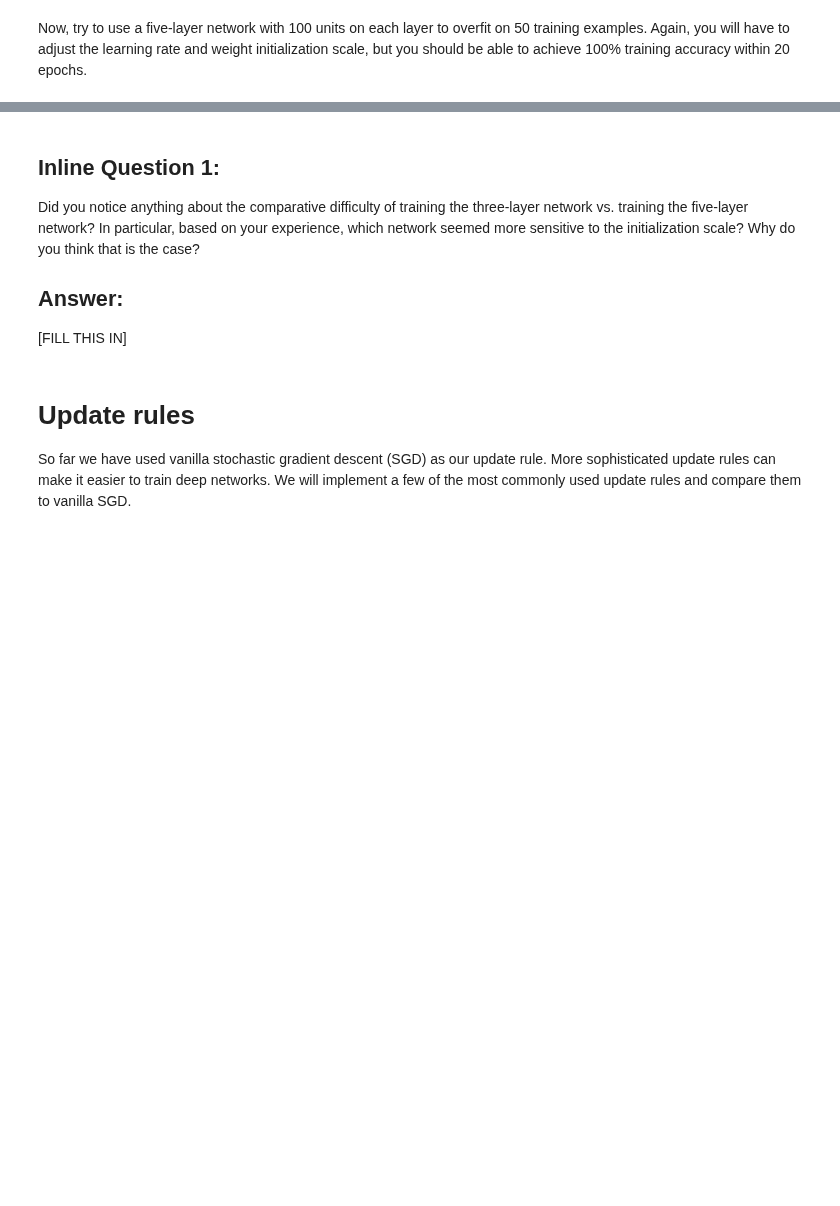
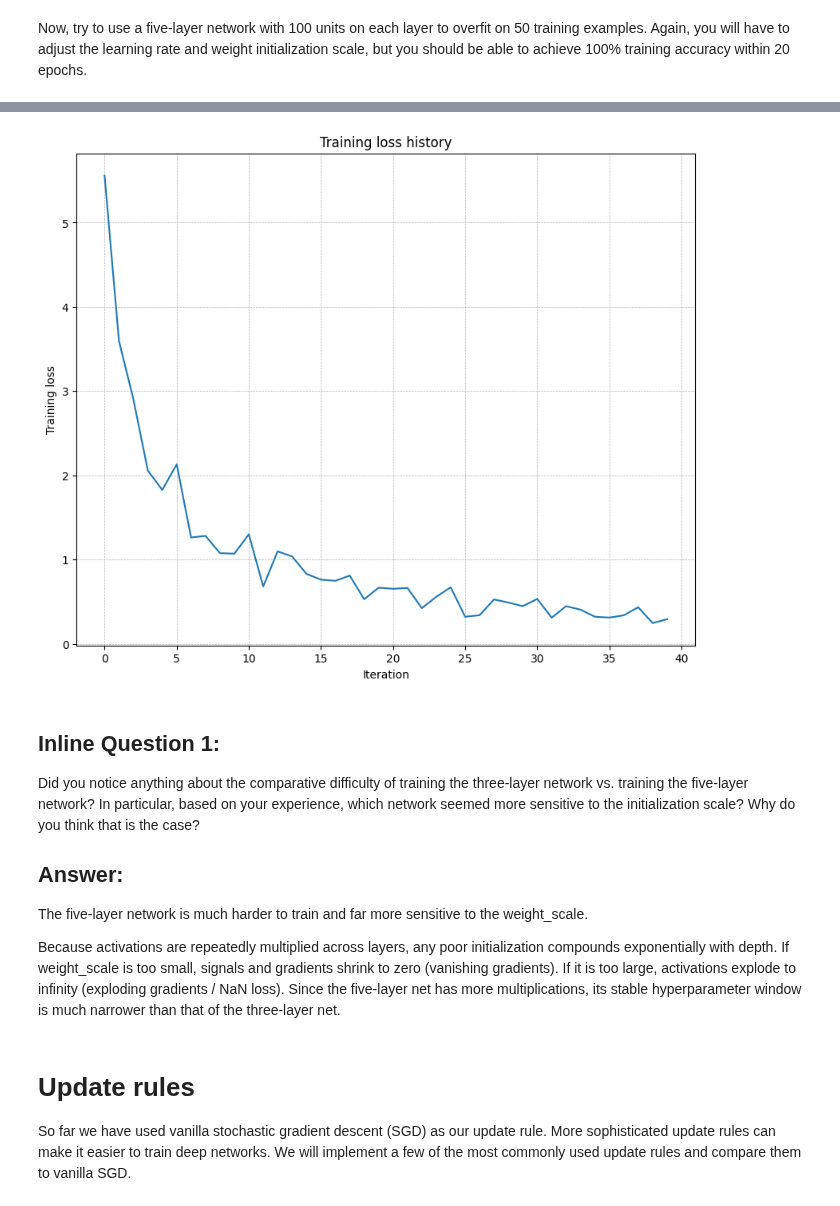
Before and after one commit to khanhduy-14/computer-vision-playground, a Jupyter notebook: cs231n/assignment1/FullyConnectedNets.ipynb, the cells around one changed output, grey strips where cells are left out. Cells and saved outputs as stored; diff of their text form; code cells hidden in the pictures; blank space fills up the shorter version.

Commit message:
feat: implement multi-layer fully connected network and various optimization algorithms

```diff
--- a/cs231n/assignment1/FullyConnectedNets.ipynb
+++ b/cs231n/assignment1/FullyConnectedNets.ipynb
@@ -145,8 +210,8 @@ small_data = {
   'y_val': data['y_val'],
 }
 
-learning_rate = 2e-3  # Experiment with this!
-weight_scale = 1e-5   # Experiment with this!
+weight_scale = 5e-2
+learning_rate = 2e-3
 
 
 model = FullyConnectedNet(
@@ -171,3 +236,4 @@ plt.xlabel('Iteration')
 plt.ylabel('Training loss')
 plt.grid(linestyle='--', linewidth=0.5)
 plt.show()
+# %% [output]
@@ -174,9 +257,12 @@ plt.show()
+[figure, added]
 # %% [markdown]
 ## Inline Question 1:
 Did you notice anything about the comparative difficulty of training the three-layer network vs. training the five-layer network? In particular, based on your experience, which network seemed more sensitive to the initialization scale? Why do you think that is the case?
 
 ## Answer:
-[FILL THIS IN]
+The five-layer network is much harder to train and far more sensitive to the weight_scale.
+
+Because activations are repeatedly multiplied across layers, any poor initialization compounds exponentially with depth. If weight_scale is too small, signals and gradients shrink to zero (vanishing gradients). If it is too large, activations explode to infinity (exploding gradients / NaN loss). Since the five-layer net has more multiplications, its stable hyperparameter window is much narrower than that of the three-layer net.
 # %% [markdown]
 # Update rules
 So far we have used vanilla stochastic gradient descent (SGD) as our update rule. More sophisticated update rules can make it easier to train deep networks. We will implement a few of the most commonly used update rules and compare them to vanilla SGD.
```
Also changed, not shown: parts of 14 cells of this notebook, 2 other files.
